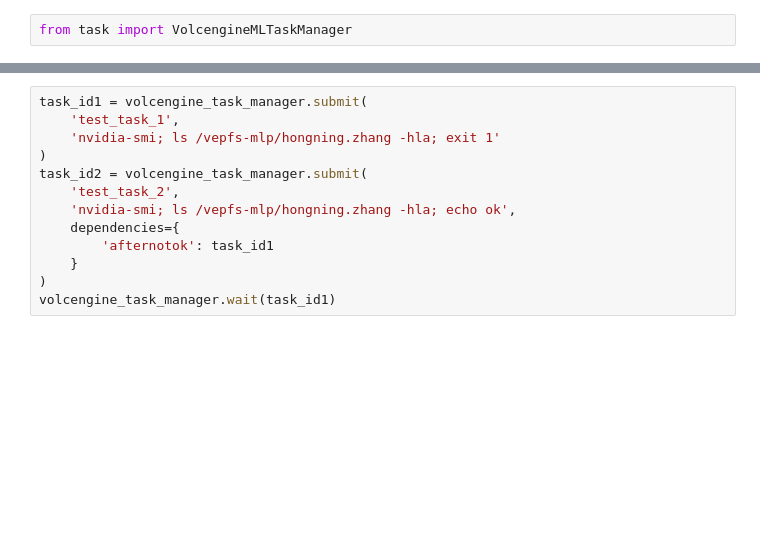
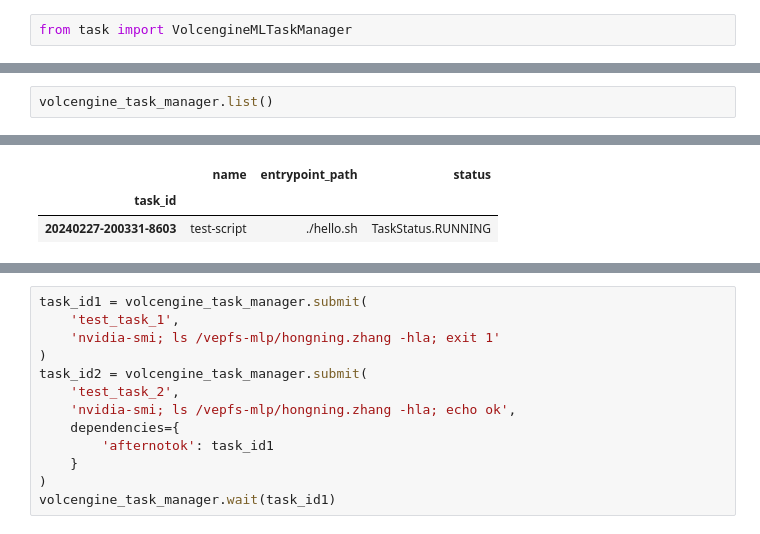
Before and after one commit to GCS-ZHN/task, a Jupyter notebook: dev.ipynb, the cells around one changed output, grey strips where cells are left out. Saved outputs shown, nothing was run; the diff lists cells and outputs as text; blank space fills up the shorter version.

```diff
--- a/dev.ipynb
+++ b/dev.ipynb
@@ -11,0 +91,3 @@ volcengine_task_manager = VolcengineMLTaskManager('config/volc_mltask.yaml')
+# %%
+volcengine_task_manager.list()
+# %% [output]
@@ -11,0 +95,3 @@ volcengine_task_manager = VolcengineMLTaskManager('config/volc_mltask.yaml')
+|  | name | entrypoint_path | status |
+| task_id |  |  |  |
+| 20240227-200331-8603 | test-script | ./hello.sh | TaskStatus.RUNNING |
```
Also changed, not shown: parts of 19 cells of this notebook, 6 other files.
